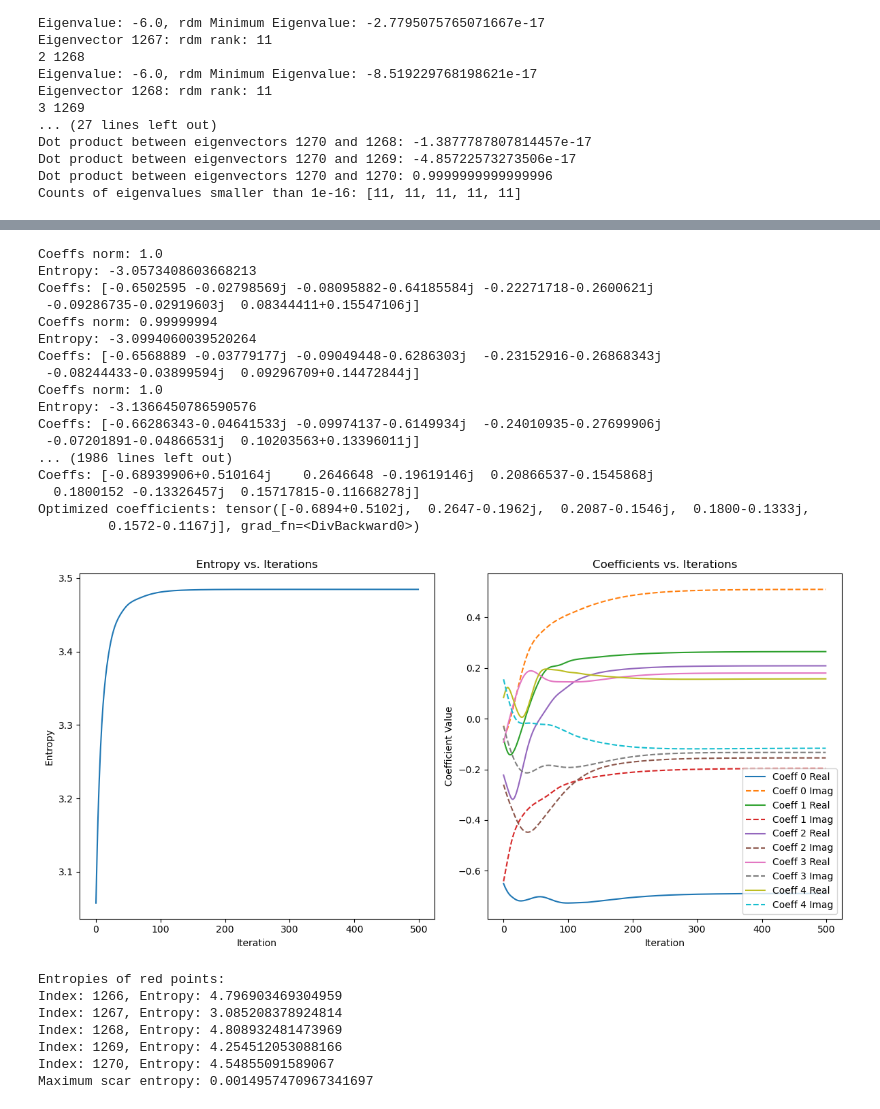
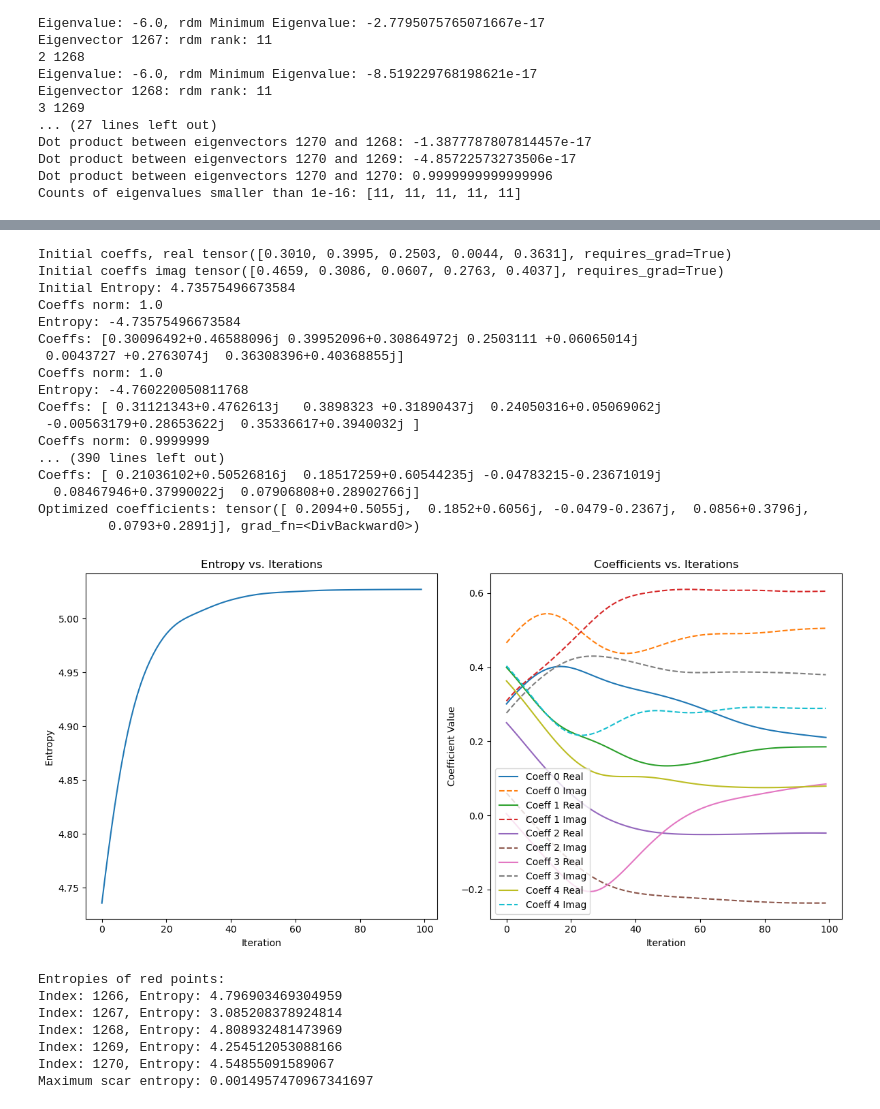
Before and after one commit to ofeypolv/frh, a Jupyter notebook: icosahedral.ipynb, the cells around one changed output, grey strips where cells are left out. Cells and saved outputs as stored; diff of their text form; code cells hidden in the pictures.

```diff
--- a/icosahedral.ipynb
+++ b/icosahedral.ipynb
@@ -179,8 +179,8 @@ def entanglement_entropy_torch(psi, N_half, N):
     # Compute the reduced density matrix rho_A = Tr_B(|psi><psi|)
     rho = torch.matmul(psi, psi.conj().t())
     eigvals = torch.linalg.eigvalsh(rho)
-    eigvals = eigvals[eigvals > 1e-16]
-    entropy = -torch.sum(eigvals * torch.log(eigvals + 1e-12))
+    eigvals = eigvals[eigvals > 0]
+    entropy = -torch.sum(eigvals * torch.log2(eigvals))
     return entropy
 
 # Define the linear combination function
@@ -634,8 +634,22 @@ Maximum scar entropy: 4.655780178645573
 #params_imag = torch.full((5,), 1/np.sqrt(10), requires_grad=True)
 
 # Initialize parameters for the coefficients with random values
-params_real = torch.randn(5, requires_grad=True)
-params_imag = torch.randn(5, requires_grad=True)
+#params_real = torch.randn(5, requires_grad=True)
+#params_imag = torch.randn(5, requires_grad=True)
+
+# Convert random_coeffs to PyTorch tensors
+params_real = torch.tensor(random_coeffs.real, dtype=torch.float, requires_grad=True)
+params_imag = torch.tensor(random_coeffs.imag, dtype=torch.float, requires_grad=True)
+
+print("Initial coeffs, real", params_real)
+print("Initial coeffs imag",  params_imag)
+
+# Compute psi
+psi = linear_combination(torch.complex(params_real, params_imag), red_eigenvectors)
+
+# Compute entanglement entropy
+entropy = entanglement_entropy_torch(psi, N // 2, N)
+print(f'Initial Entropy: {entropy.item()}')
 
 # Normalize the parameters to ensure the norm is 1
 with torch.no_grad():
@@ -651,7 +665,7 @@ coeffs_history = []
 entropy_history = []
 
 # Optimization loop
-num_iterations = 100
+num_iterations = 150
 for _ in range(num_iterations):
     optimizer.zero_grad()
 
@@ -741,8 +755,22 @@ Optimized coefficients: tensor([-0.1334+0.0988j,  0.5839-0.4369j, -0.2067+0.1499
 #params_imag = torch.full((5,), 1/np.sqrt(10), requires_grad=True)
 
 # Initialize parameters for the coefficients with random values
-params_real = torch.randn(5, requires_grad=True)
-params_imag = torch.randn(5, requires_grad=True)
+#params_real = torch.randn(5, requires_grad=True)
+#params_imag = torch.randn(5, requires_grad=True)
+
+# Convert random_coeffs to PyTorch tensors
+params_real = torch.tensor(random_coeffs.real, dtype=torch.float, requires_grad=True)
+params_imag = torch.tensor(random_coeffs.imag, dtype=torch.float, requires_grad=True)
+
+print("Initial coeffs, real", params_real)
+print("Initial coeffs imag",  params_imag)
+
+# Compute psi
+psi = linear_combination(torch.complex(params_real, params_imag), red_eigenvectors)
+
+# Compute entanglement entropy
+entropy = entanglement_entropy_torch(psi, N // 2, N)
+print(f'Initial Entropy: {entropy.item()}')
 
 # Normalize the parameters to ensure the norm is 1
 with torch.no_grad():
@@ -758,7 +786,7 @@ coeffs_history_max = []
 entropy_history_max = []
 
 # Optimization loop
-num_iterations = 500
+num_iterations = 100
 for _ in range(num_iterations):
     optimizer.zero_grad()
 
@@ -797,49 +825,49 @@ optimized_coeffs_max = torch.complex(params_real, params_imag)
 optimized_coeffs_max = optimized_coeffs_max / torch.norm(optimized_coeffs_max)
 
 print("Optimized coefficients:", optimized_coeffs_max)
 
 # Plot the value of parameters and entropy as a function of num_iterations
 plt.figure(figsize=(12, 6))
 
 # Plot entropy
 plt.subplot(1, 2, 1)
 plt.plot(np.abs(entropy_history_max))
 plt.xlabel('Iteration')
 plt.ylabel('Entropy')
 plt.title('Entropy vs. Iterations')
 
 # Plot coefficients
 plt.subplot(1, 2, 2)
 coeffs_history_max = np.array(coeffs_history_max)
 for i in range(coeffs_history_max.shape[1]):
     plt.plot(coeffs_history_max[:, i].real, label=f'Coeff {i} Real')
     plt.plot(coeffs_history_max[:, i].imag, label=f'Coeff {i} Imag', linestyle='--')
 plt.xlabel('Iteration')
 plt.ylabel('Coefficient Value')
 plt.title('Coefficients vs. Iterations')
 plt.legend()
 
 plt.tight_layout()
 plt.show()
 # %% [output]
+Initial coeffs, real tensor([0.3010, 0.3995, 0.2503, 0.0044, 0.3631], requires_grad=True)
+Initial coeffs imag tensor([0.4659, 0.3086, 0.0607, 0.2763, 0.4037], requires_grad=True)
+Initial Entropy: 4.73575496673584
 Coeffs norm: 1.0
-Entropy: -3.0573408603668213
-Coeffs: [-0.6502595 -0.02798569j -0.08095882-0.64185584j -0.22271718-0.2600621j
- -0.09286735-0.02919603j  0.08344411+0.15547106j]
-Coeffs norm: 0.99999994
-Entropy: -3.0994060039520264
-Coeffs: [-0.6568889 -0.03779177j -0.09049448-0.6286303j  -0.23152916-0.26868343j
- -0.08244433-0.03899594j  0.09296709+0.14472844j]
+Entropy: -4.73575496673584
+Coeffs: [0.30096492+0.46588096j 0.39952096+0.30864972j 0.2503111 +0.06065014j
+ 0.0043727 +0.2763074j  0.36308396+0.40368855j]
 Coeffs norm: 1.0
-Entropy: -3.1366450786590576
-Coeffs: [-0.66286343-0.04641533j -0.09974137-0.6149934j  -0.24010935-0.27699906j
- -0.07201891-0.04866531j  0.10203563+0.13396011j]
-... (1986 lines left out)
-Coeffs: [-0.68939906+0.510164j    0.2646648 -0.19619146j  0.20866537-0.1545868j
-  0.1800152 -0.13326457j  0.15717815-0.11668278j]
-Optimized coefficients: tensor([-0.6894+0.5102j,  0.2647-0.1962j,  0.2087-0.1546j,  0.1800-0.1333j,
-         0.1572-0.1167j], grad_fn=<DivBackward0>)
+Entropy: -4.760220050811768
+Coeffs: [ 0.31121343+0.4762613j   0.3898323 +0.31890437j  0.24050316+0.05069062j
+ -0.00563179+0.28653622j  0.35336617+0.3940032j ]
+Coeffs norm: 0.9999999
+... (390 lines left out)
+Coeffs: [ 0.21036102+0.50526816j  0.18517259+0.60544235j -0.04783215-0.23671019j
+  0.08467946+0.37990022j  0.07906808+0.28902766j]
+Optimized coefficients: tensor([ 0.2094+0.5055j,  0.1852+0.6056j, -0.0479-0.2367j,  0.0856+0.3796j,
+         0.0793+0.2891j], grad_fn=<DivBackward0>)
-[figure, old version]
+[figure, new version]
 # %%
 # Compute the max_scar wavefunction using the optimized coefficients (min entropy)
 max_scar = linear_combination_np(coeffs_history[-1], red_eigenvectors)
```
Also changed, not shown: parts of 4 cells of this notebook.
